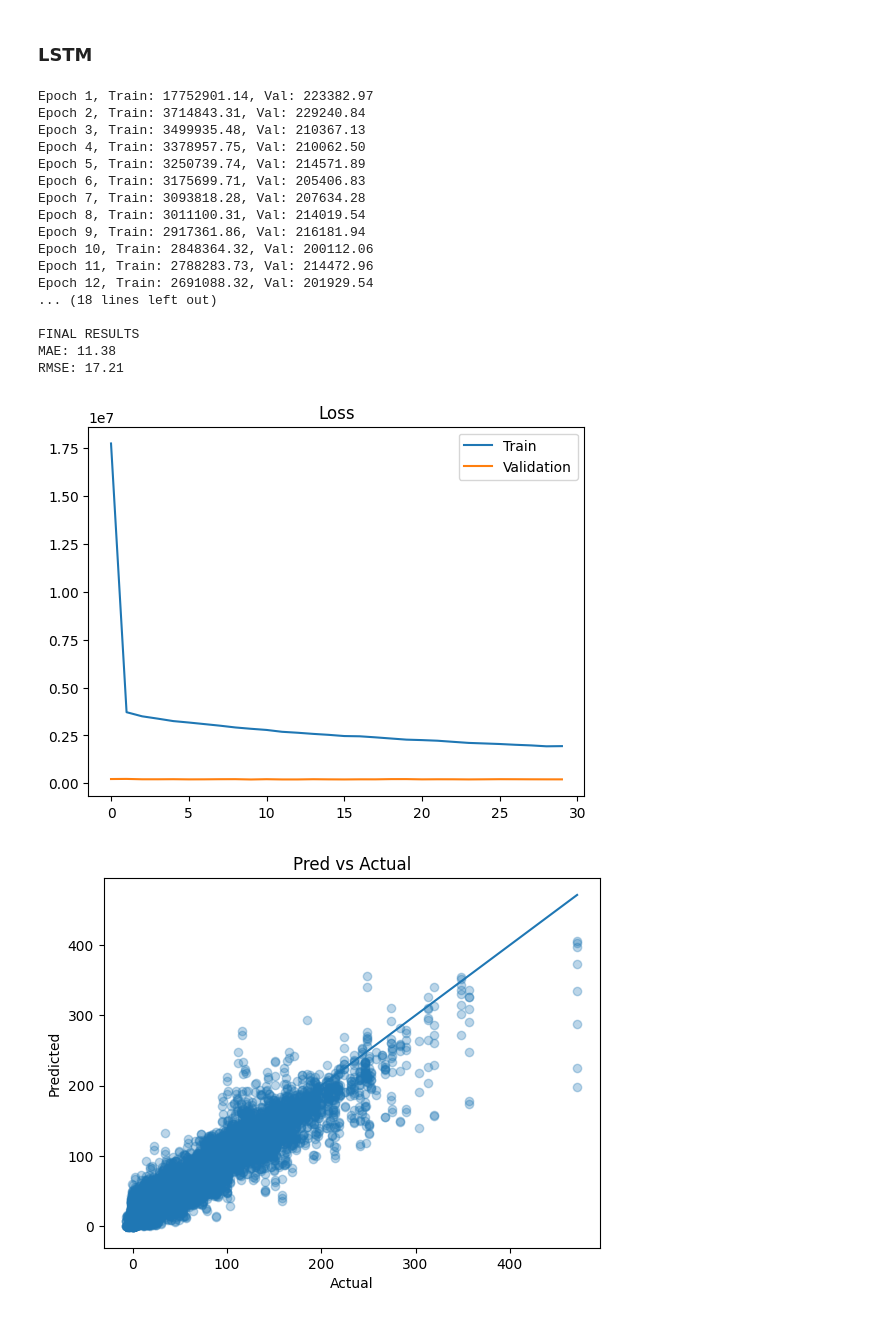
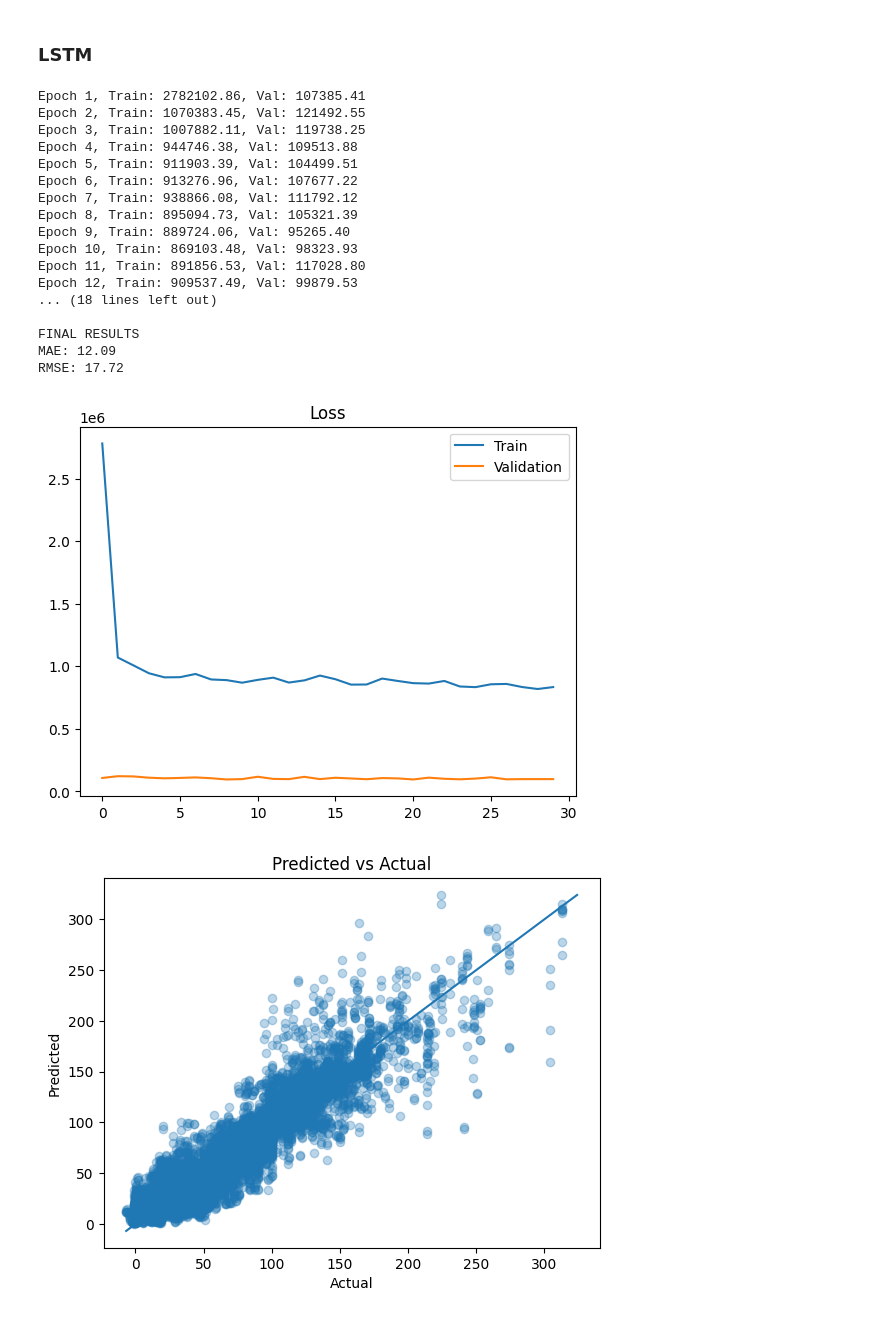
Before and after one commit to JonasDennisHansen/Advanced_business_analytics, a Jupyter notebook: LSTM.ipynb, the cells around one changed output. Cells and saved outputs as stored; diff of their text form; code cells hidden in the pictures.

Commit message:
ny plot

```diff
--- a/LSTM.ipynb
+++ b/LSTM.ipynb
@@ -1,8 +1,6 @@
 # %% [markdown]
 ### LSTM
 # %%
-
-
 import pandas as pd
 import numpy as np
 import torch
@@ -36,19 +34,18 @@ df = df.sort_values("datetime")
 
 target_col = "value"
 
-# Lag features (VERY important)
+
 df["lag_1"] = df[target_col].shift(1)
 df["lag_2"] = df[target_col].shift(2)
 df["lag_24"] = df[target_col].shift(24)
 
-# Time features (cyclical)
+
 df["hour"] = df["datetime"].dt.hour
 
-# Target (next timestep)
+
 df["target"] = df[target_col].shift(-1)
 
 
-# Fill missing values from merges
 df = df.ffill()
 
 # Drop useless column
@@ -92,7 +89,6 @@ scaler = StandardScaler()
 X_train = scaler.fit_transform(X_train)
 X_val = scaler.transform(X_val)
 X_test = scaler.transform(X_test)
-
 
 def create_sequences(X, y, seq_len=24):
     X_seq, y_seq = [], []
@@ -148,7 +144,7 @@ class LSTMModel(nn.Module):
 model = LSTMModel(X_train.shape[2])
 
 criterion = nn.MSELoss()
-optimizer = torch.optim.Adam(model.parameters(), lr=0.001)
+optimizer = torch.optim.Adam(model.parameters(), lr=0.01)
 
 EPOCHS = 30
 train_losses, val_losses = [], []
@@ -177,46 +173,59 @@ for epoch in range(EPOCHS):
 
 model.eval()
 preds, actuals = [], []
 
 with torch.no_grad():
     for X_batch, y_batch in test_loader:
         preds.extend(model(X_batch).numpy())
         actuals.extend(y_batch.numpy())
 
 preds = np.array(preds).flatten()
 actuals = np.array(actuals).flatten()
 
 mae = np.mean(np.abs(preds - actuals))
 rmse = np.sqrt(np.mean((preds - actuals) ** 2))
 
 print("\nFINAL RESULTS")
 print(f"MAE: {mae:.2f}")
 print(f"RMSE: {rmse:.2f}")
 
 
 plt.figure()
 plt.plot(train_losses, label="Train")
 plt.plot(val_losses, label="Validation")
 plt.legend()
 plt.title("Loss")
 plt.show()
+
+
+plt.figure()
+plt.scatter(actuals, preds, alpha=0.3)
+plt.xlabel("Actual")
+plt.ylabel("Predicted")
+plt.title("Predicted vs Actual")
+
+min_val = min(actuals.min(), preds.min())
+max_val = max(actuals.max(), preds.max())
+plt.plot([min_val, max_val], [min_val, max_val])
+
+plt.show()
 # %% [output]
-Epoch 1, Train: 17752901.14, Val: 223382.97
-Epoch 2, Train: 3714843.31, Val: 229240.84
-Epoch 3, Train: 3499935.48, Val: 210367.13
-Epoch 4, Train: 3378957.75, Val: 210062.50
-Epoch 5, Train: 3250739.74, Val: 214571.89
-Epoch 6, Train: 3175699.71, Val: 205406.83
-Epoch 7, Train: 3093818.28, Val: 207634.28
-Epoch 8, Train: 3011100.31, Val: 214019.54
-Epoch 9, Train: 2917361.86, Val: 216181.94
-Epoch 10, Train: 2848364.32, Val: 200112.06
-Epoch 11, Train: 2788283.73, Val: 214472.96
-Epoch 12, Train: 2691088.32, Val: 201929.54
+Epoch 1, Train: 2782102.86, Val: 107385.41
+Epoch 2, Train: 1070383.45, Val: 121492.55
+Epoch 3, Train: 1007882.11, Val: 119738.25
+Epoch 4, Train: 944746.38, Val: 109513.88
+Epoch 5, Train: 911903.39, Val: 104499.51
+Epoch 6, Train: 913276.96, Val: 107677.22
+Epoch 7, Train: 938866.08, Val: 111792.12
+Epoch 8, Train: 895094.73, Val: 105321.39
+Epoch 9, Train: 889724.06, Val: 95265.40
+Epoch 10, Train: 869103.48, Val: 98323.93
+Epoch 11, Train: 891856.53, Val: 117028.80
+Epoch 12, Train: 909537.49, Val: 99879.53
 ... (18 lines left out)
 
 FINAL RESULTS
-MAE: 11.38
-RMSE: 17.21
+MAE: 12.09
+RMSE: 17.72
-[figure, old version]
+[figure, new version]
-[figure, old version]
+[figure, new version]
```
